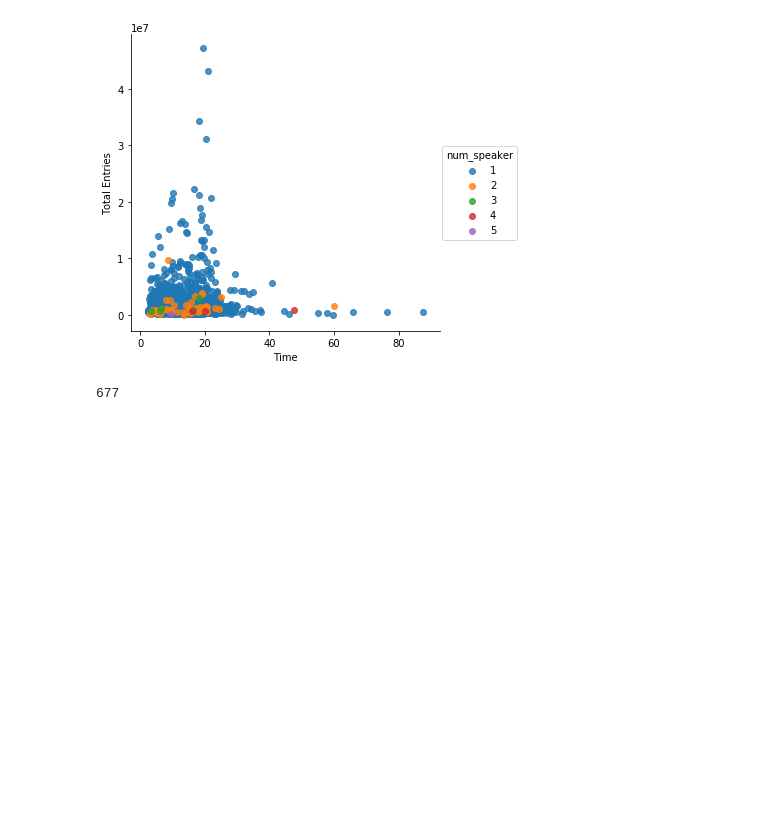
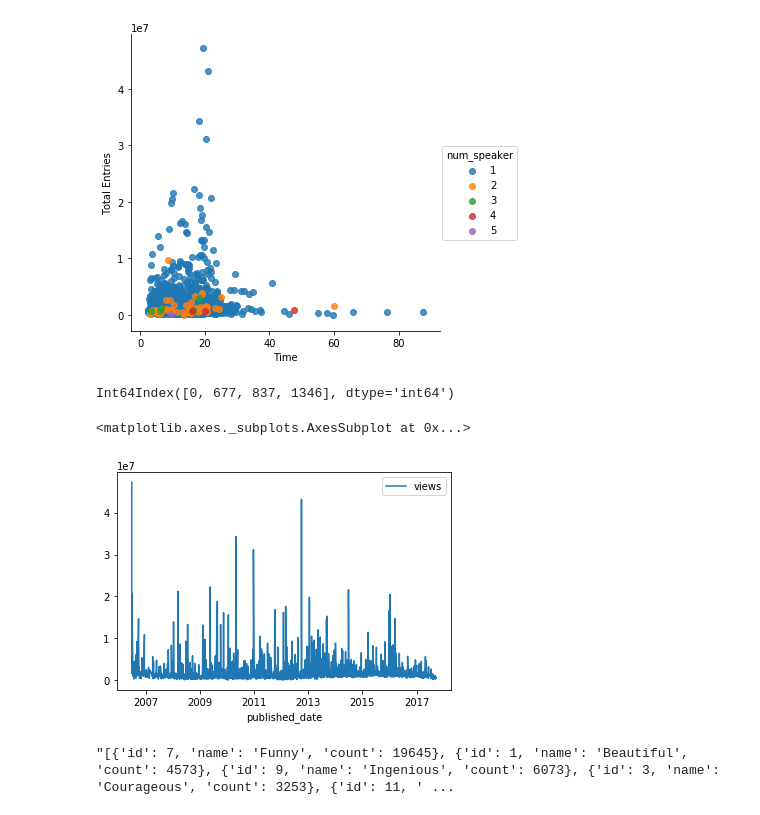
Before and after one commit to djmor12/Metis, a Jupyter notebook: Luther/Luther Kaggle Data.ipynb, the cells around one changed output. Cells and saved outputs as stored; diff of their text form; code cells hidden in the pictures; blank space fills up the shorter version.

Commit message:
More Plots

```diff
--- a/Luther/Luther Kaggle Data.ipynb
+++ b/Luther/Luther Kaggle Data.ipynb
@@ -124,6 +124,15 @@ fig = fig.set_axis_labels('Time', 'Total Entries')
 [figure]
 # %%
 four_highest = data[data.views>30000000].ratings.index
-four_highest[1]
+four_highest
 # %% [output]
-677
+Int64Index([0, 677, 837, 1346], dtype='int64')
+# %%
+data[['published_date','views']].set_index('published_date').plot()
+# %% [output]
+<matplotlib.axes._subplots.AxesSubplot at 0x...>
+[figure, added]
+# %%
+data.ratings[0].replace('"', '')
+# %% [output]
+"[{'id': 7, 'name': 'Funny', 'count': 19645}, {'id': 1, 'name': 'Beautiful', 'count': 4573}, {'id': 9, 'name': 'Ingenious', 'count': 6073}, {'id': 3, 'name': 'Courageous', 'count': 3253}, {'id': 11, ' ...
```
Also changed, not shown: parts of 6 cells of this notebook.
